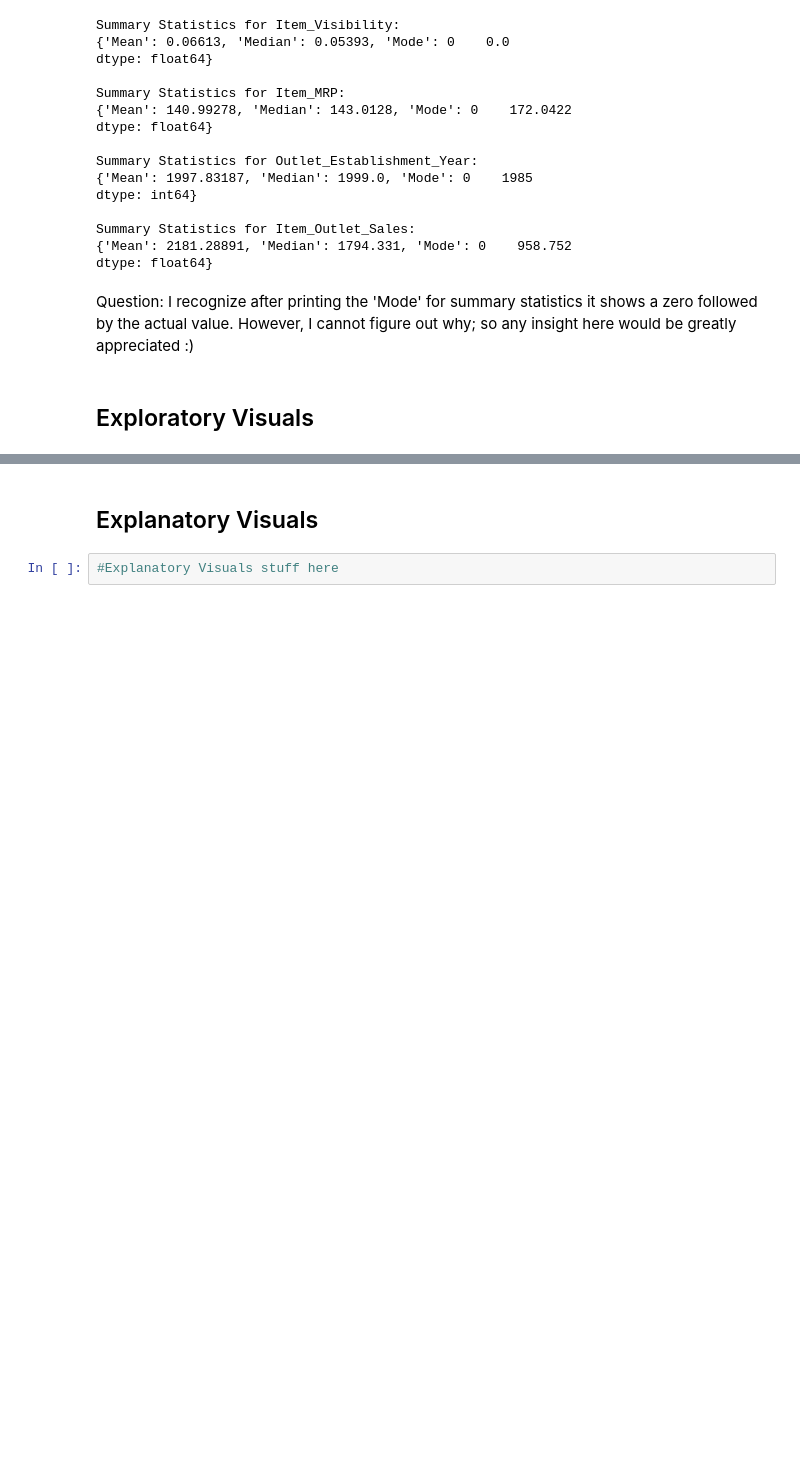
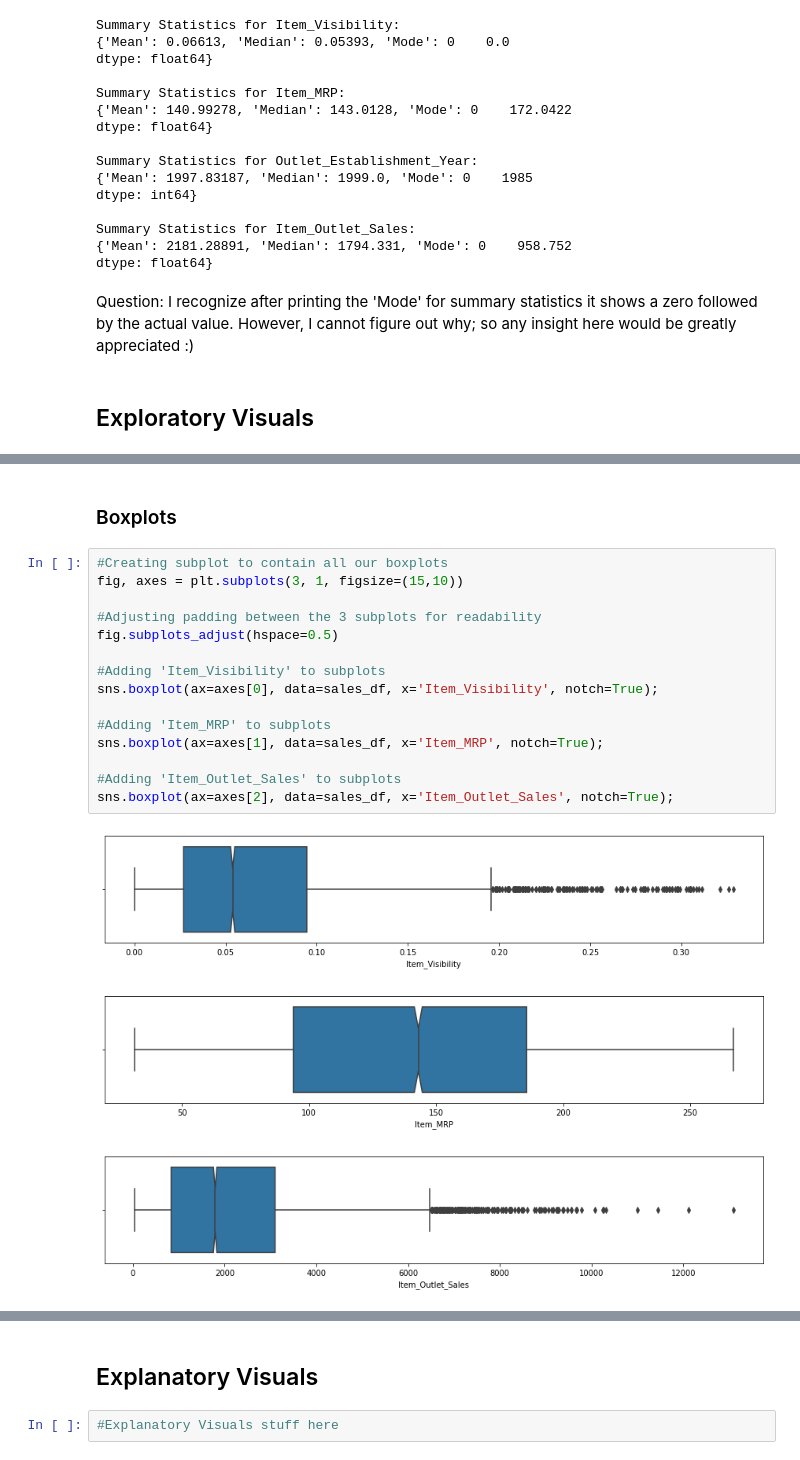
Before and after one commit to Zach-Hanson3/Food_Sales_Prediction_old, a Jupyter notebook: Food_Sales_Prediction.ipynb, the cells around one changed output, grey strips where cells are left out. Cells and saved outputs as stored; diff of their text form; blank space fills up the shorter version.

```diff
--- a/Food_Sales_Prediction.ipynb
+++ b/Food_Sales_Prediction.ipynb
@@ -304,0 +334,19 @@ Question: I recognize after printing the 'Mode' for summary statistics it shows
+# %% [markdown]
+### Boxplots
+# %%
+#Creating subplot to contain all our boxplots
+fig, axes = plt.subplots(3, 1, figsize=(15,10))
+
+#Adjusting padding between the 3 subplots for readability
+fig.subplots_adjust(hspace=0.5)
+
+#Adding 'Item_Visibility' to subplots
+sns.boxplot(ax=axes[0], data=sales_df, x='Item_Visibility', notch=True);
+
+#Adding 'Item_MRP' to subplots
+sns.boxplot(ax=axes[1], data=sales_df, x='Item_MRP', notch=True);
+
+#Adding 'Item_Outlet_Sales' to subplots
+sns.boxplot(ax=axes[2], data=sales_df, x='Item_Outlet_Sales', notch=True);
+# %% [output]
+[figure, added]
```
Also changed, not shown: parts of 9 cells of this notebook.
